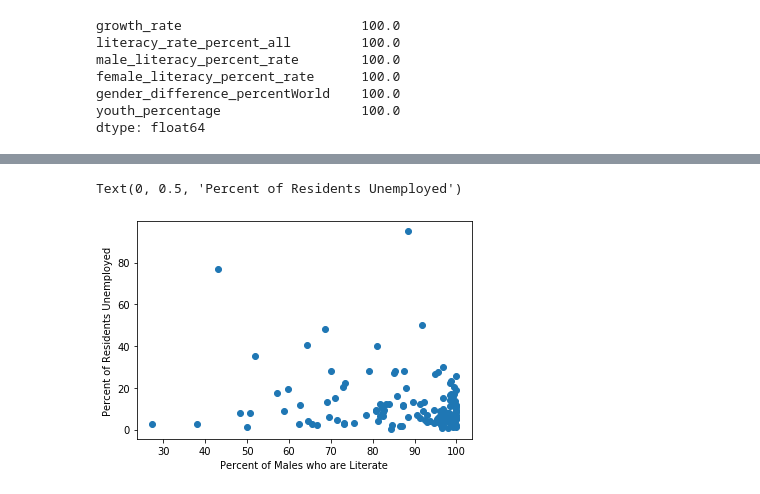
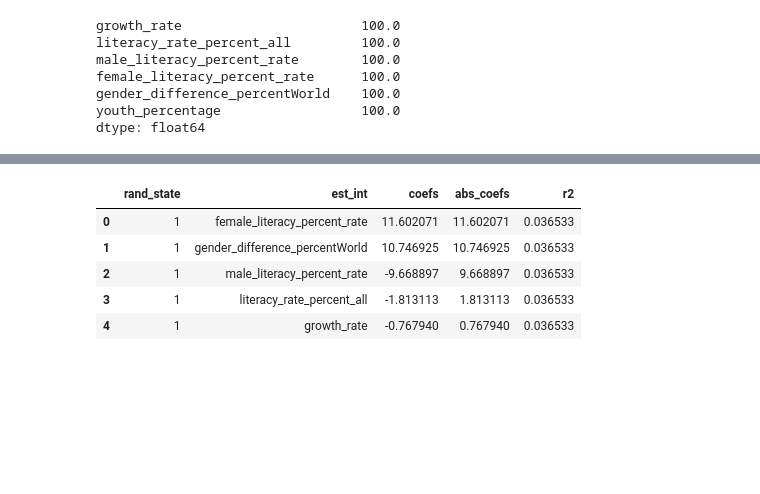
Before and after one commit to eringill/Unemployment_literacy_and_gdp, a Jupyter notebook: Unemployment_literacy_and_gdp.ipynb, the cells around one changed output, grey strips where cells are left out. Saved outputs shown, nothing was run; the diff lists cells and outputs as text; code cells hidden in the pictures; blank space fills up the shorter version.

```diff
--- a/Unemployment_literacy_and_gdp.ipynb
+++ b/Unemployment_literacy_and_gdp.ipynb
@@ -216,7 +208,0 @@ Text(0, 0.5, 'Percent of Residents Unemployed')
-# %%
-plt.scatter(df['male_literacy_percent_rate'], df['unemployment_percentage'])
-plt.xlabel('Percent of Males who are Literate')
-plt.ylabel('Percent of Residents Unemployed')
-# %% [output]
-Text(0, 0.5, 'Percent of Residents Unemployed')
-[figure, removed]
@@ -222,0 +245,12 @@ Text(0, 0.5, 'Percent of Residents Unemployed')
+# %%
+#That is a huge range for the test r2 score: -0.25 to 0.13!
+#The range for the coefficient of female literacy rate percentage
+#is also huge: 11.60 to 29.59
+coefs.head()
+# %% [output]
+|  | rand_state | est_int | coefs | abs_coefs | r2 |
+| 0 | 1 | female_literacy_percent_rate | 11.602071 | 11.602071 | 0.036533 |
+| 1 | 1 | gender_difference_percentWorld | 10.746925 | 10.746925 | 0.036533 |
+| 2 | 1 | male_literacy_percent_rate | -9.668897 | 9.668897 | 0.036533 |
+| 3 | 1 | literacy_rate_percent_all | -1.813113 | 1.813113 | 0.036533 |
+| 4 | 1 | growth_rate | -0.767940 | 0.767940 | 0.036533 |
```
Also changed, not shown: parts of 14 cells of this notebook.
